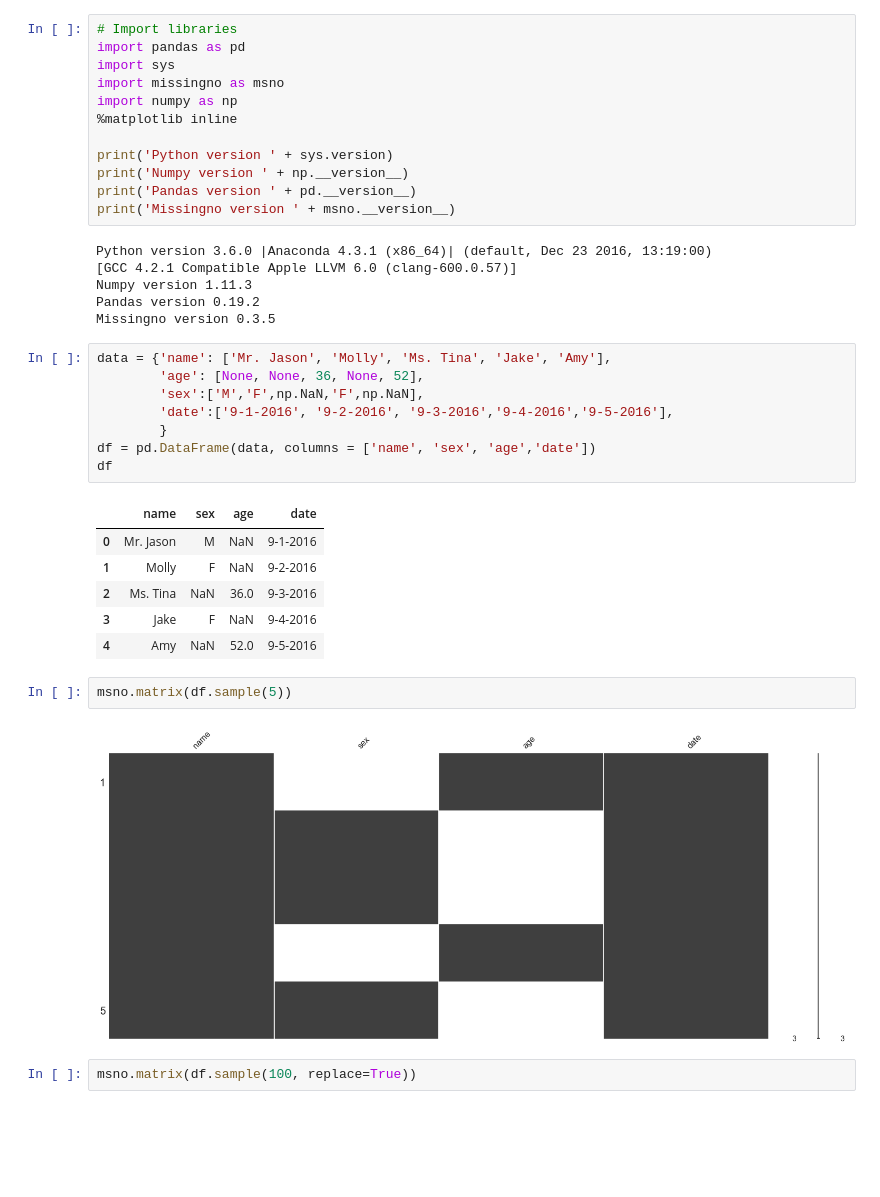
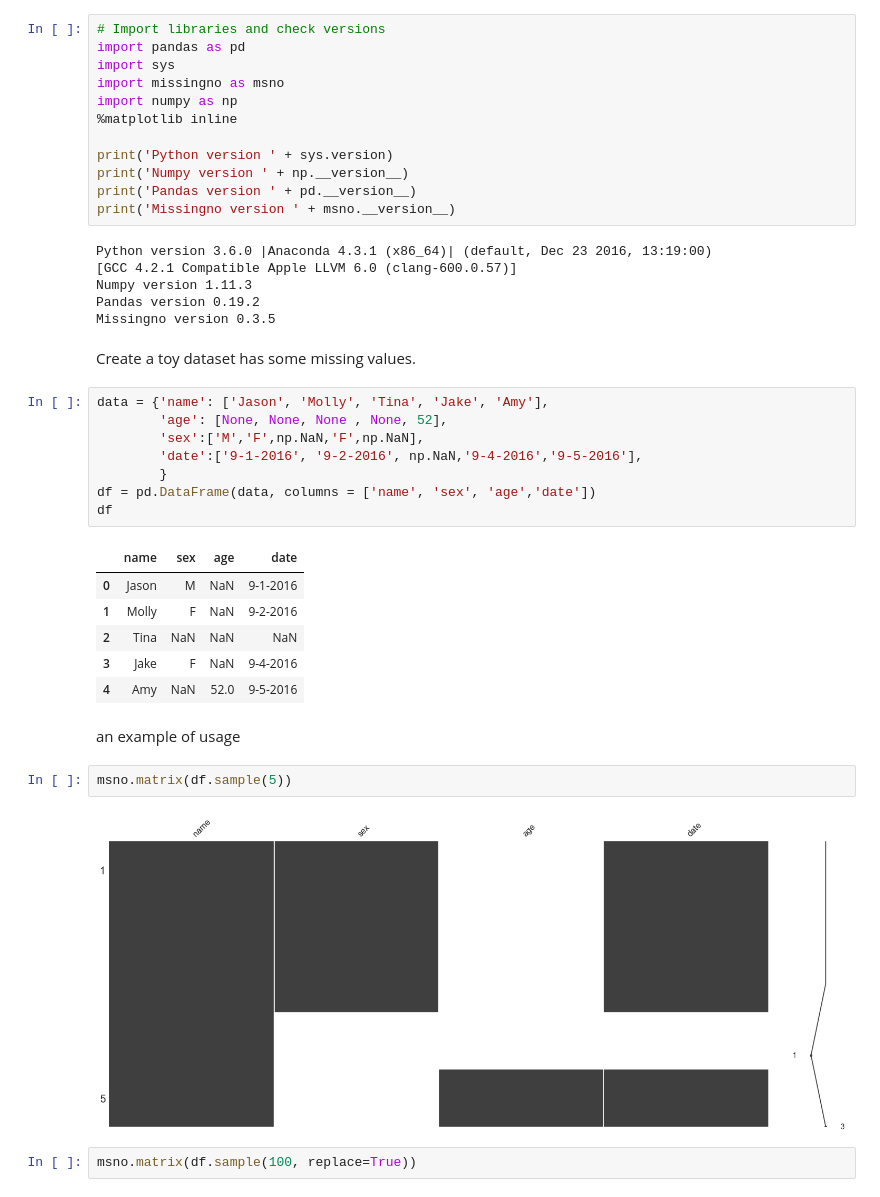
Before and after one commit to numanyilmaz/MissingData, a Jupyter notebook: missingData.ipynb, the cells around one changed output. Drawn from its saved outputs; the diff is of its cells as text; blank space fills up the shorter version.

```diff
--- a/missingData.ipynb
+++ b/missingData.ipynb
@@ -1,5 +1,5 @@
 # %%
-# Import libraries
+# Import libraries and check versions
 import pandas as pd
 import sys
 import missingno as msno
@@ -16,25 +16,29 @@ Python version 3.6.0 |Anaconda 4.3.1 (x86_64)| (default, Dec 23 2016, 13:19:00)
 Numpy version 1.11.3
 Pandas version 0.19.2
 Missingno version 0.3.5
+# %% [markdown]
+Create a toy dataset has some missing values.
 # %%
-data = {'name': ['Mr. Jason', 'Molly', 'Ms. Tina', 'Jake', 'Amy'],
-        'age': [None, None, 36, None, 52],
+data = {'name': ['Jason', 'Molly', 'Tina', 'Jake', 'Amy'],
+        'age': [None, None, None , None, 52],
         'sex':['M','F',np.NaN,'F',np.NaN],
-        'date':['9-1-2016', '9-2-2016', '9-3-2016','9-4-2016','9-5-2016'],
+        'date':['9-1-2016', '9-2-2016', np.NaN,'9-4-2016','9-5-2016'],
         }
 df = pd.DataFrame(data, columns = ['name', 'sex', 'age','date'])
 df
 # %% [output]
 |  | name | sex | age | date |
-| 0 | Mr. Jason | M | NaN | 9-1-2016 |
+| 0 | Jason | M | NaN | 9-1-2016 |
 | 1 | Molly | F | NaN | 9-2-2016 |
-| 2 | Ms. Tina | NaN | 36.0 | 9-3-2016 |
+| 2 | Tina | NaN | NaN | NaN |
 | 3 | Jake | F | NaN | 9-4-2016 |
 | 4 | Amy | NaN | 52.0 | 9-5-2016 |
+# %% [markdown]
+an example of usage
 # %%
 msno.matrix(df.sample(5))
 # %% [output]
-[figure, old version]
+[figure, new version]
 # %%
 msno.matrix(df.sample(100, replace=True))
 # %% [output]
```
